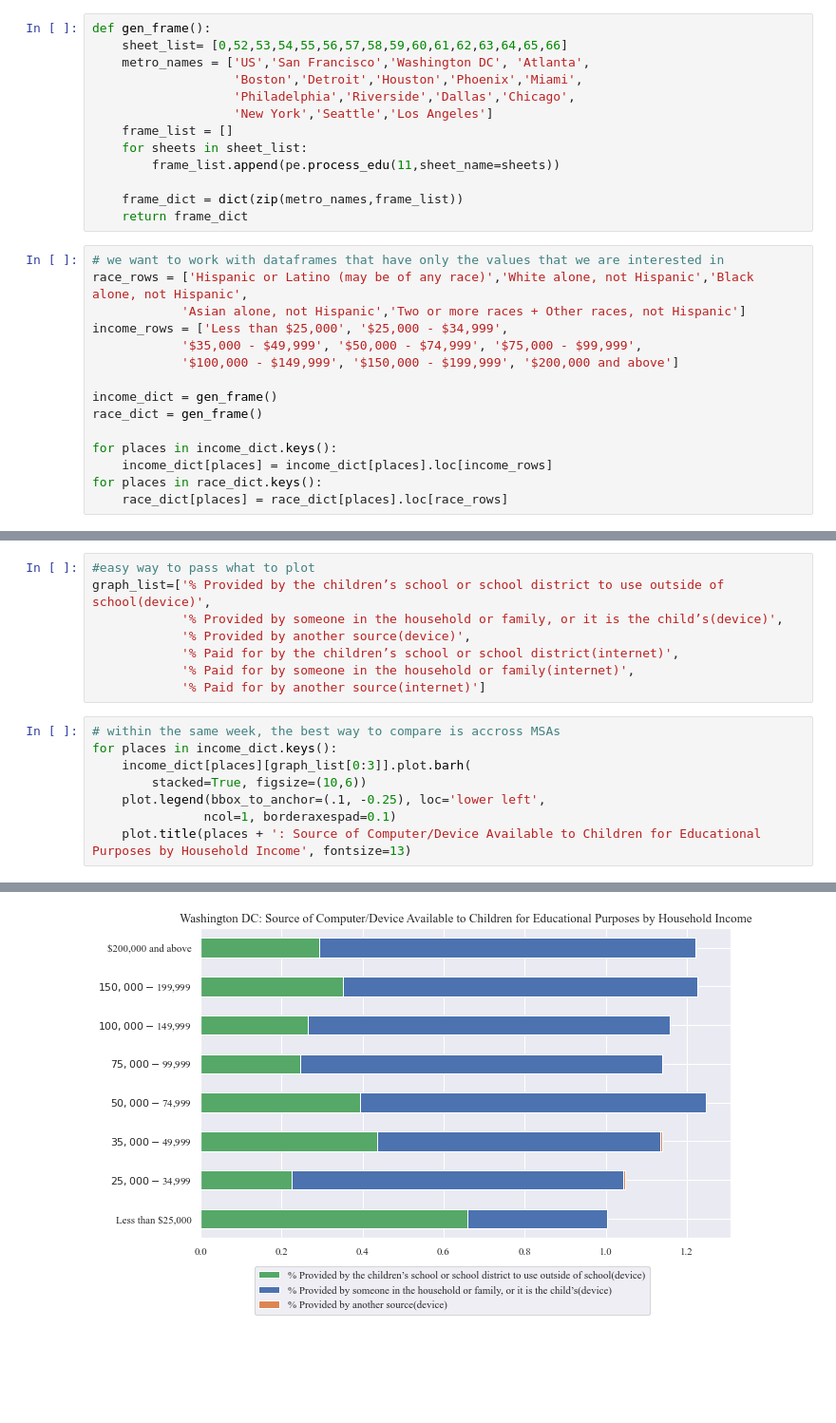
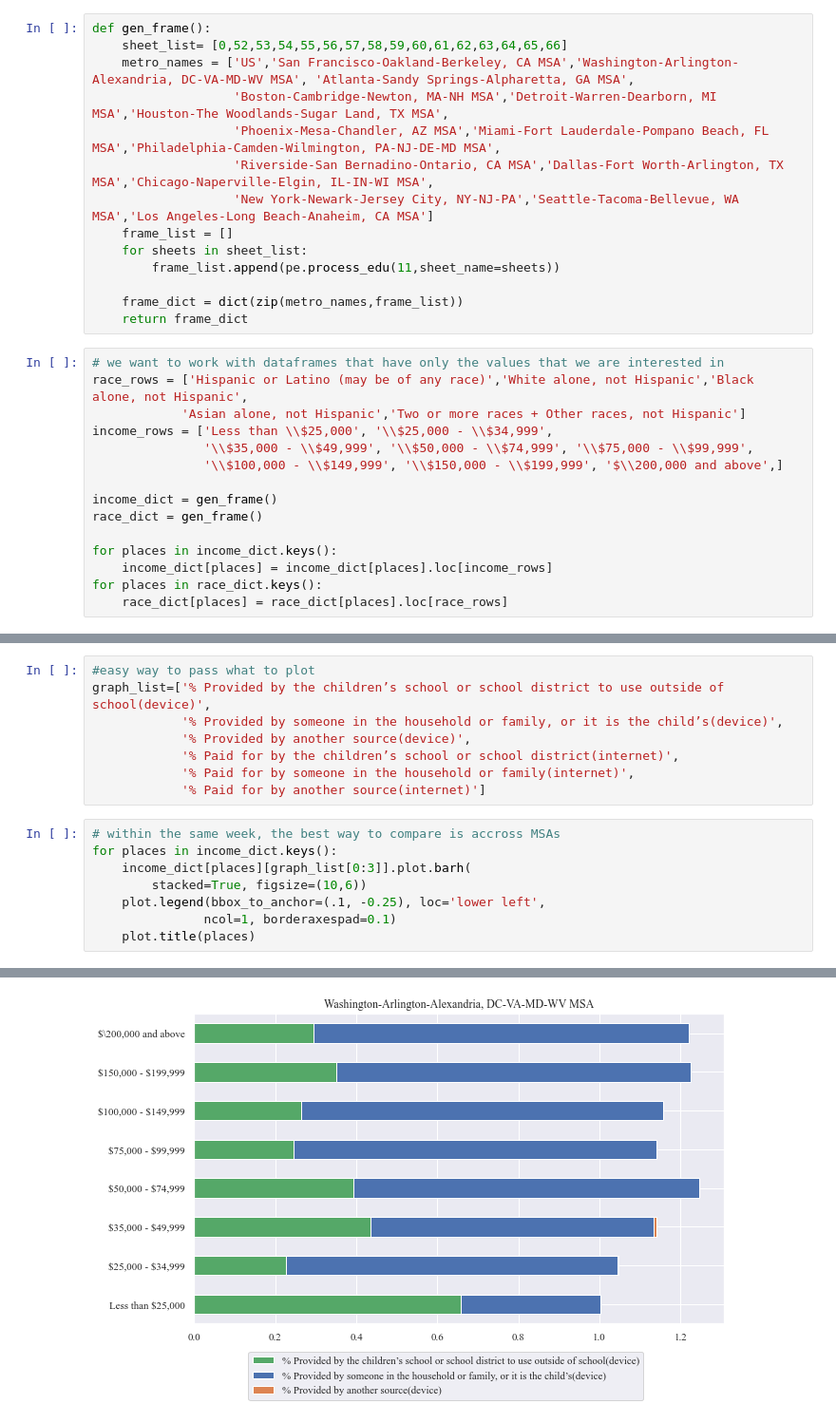
Before and after one commit to AnGWar26/icsd-pulse, a Jupyter notebook: notebooks/clean_data_edu.ipynb, the cells around one changed output, grey strips where cells are left out. Shown at 95% size. Cells and saved outputs as stored; diff of their text form; blank space fills up the shorter version.

Commit message:
edu: finetune visualizations - add full MSA names - ensure $ sign in graphs - remove titles from device/internet graphs

```diff
--- a/notebooks/clean_data_edu.ipynb
+++ b/notebooks/clean_data_edu.ipynb
@@ -11,10 +11,11 @@ sns.set_palette([current_palette[2],current_palette[0], current_palette[1]])
 # %%
 def gen_frame():
     sheet_list= [0,52,53,54,55,56,57,58,59,60,61,62,63,64,65,66]
-    metro_names = ['US','San Francisco','Washington DC', 'Atlanta',
-                   'Boston','Detroit','Houston','Phoenix','Miami',
-                   'Philadelphia','Riverside','Dallas','Chicago',
-                   'New York','Seattle','Los Angeles']
+    metro_names = ['US','San Francisco-Oakland-Berkeley, CA MSA','Washington-Arlington-Alexandria, DC-VA-MD-WV MSA', 'Atlanta-Sandy Springs-Alpharetta, GA MSA',
+                   'Boston-Cambridge-Newton, MA-NH MSA','Detroit-Warren-Dearborn, MI MSA','Houston-The Woodlands-Sugar Land, TX MSA',
+                   'Phoenix-Mesa-Chandler, AZ MSA','Miami-Fort Lauderdale-Pompano Beach, FL MSA','Philadelphia-Camden-Wilmington, PA-NJ-DE-MD MSA',
+                   'Riverside-San Bernadino-Ontario, CA MSA','Dallas-Fort Worth-Arlington, TX MSA','Chicago-Naperville-Elgin, IL-IN-WI MSA',
+                   'New York-Newark-Jersey City, NY-NJ-PA','Seattle-Tacoma-Bellevue, WA MSA','Los Angeles-Long Beach-Anaheim, CA MSA']
     frame_list = []
     for sheets in sheet_list:
         frame_list.append(pe.process_edu(11,sheet_name=sheets))
@@ -25,9 +26,9 @@ def gen_frame():
 # we want to work with dataframes that have only the values that we are interested in
 race_rows = ['Hispanic or Latino (may be of any race)','White alone, not Hispanic','Black alone, not Hispanic',
             'Asian alone, not Hispanic','Two or more races + Other races, not Hispanic']
-income_rows = ['Less than $25,000', '$25,000 - $34,999',
-            '$35,000 - $49,999', '$50,000 - $74,999', '$75,000 - $99,999',
-            '$100,000 - $149,999', '$150,000 - $199,999', '$200,000 and above']
+income_rows = ['Less than \\$25,000', '\\$25,000 - \\$34,999',
+               '\\$35,000 - \\$49,999', '\\$50,000 - \\$74,999', '\\$75,000 - \\$99,999',
+               '\\$100,000 - \\$149,999', '\\$150,000 - \\$199,999', '$\\200,000 and above',]
 
 income_dict = gen_frame()
 race_dict = gen_frame()
@@ -113,5 +115,5 @@ for places in income_dict.keys():
         stacked=True, figsize=(10,6))
     plot.legend(bbox_to_anchor=(.1, -0.25), loc='lower left',
                ncol=1, borderaxespad=0.1)
-    plot.title(places + ': Source of Computer/Device Available to Children for Educational Purposes by Household Income', fontsize=13)
+    plot.title(places)
 # %% [output]
@@ -120 +122 @@ for places in income_dict.keys():
-[figure, old version]
+[figure, new version]
```
Also changed, not shown: parts of 7 cells of this notebook, 1 other file.
